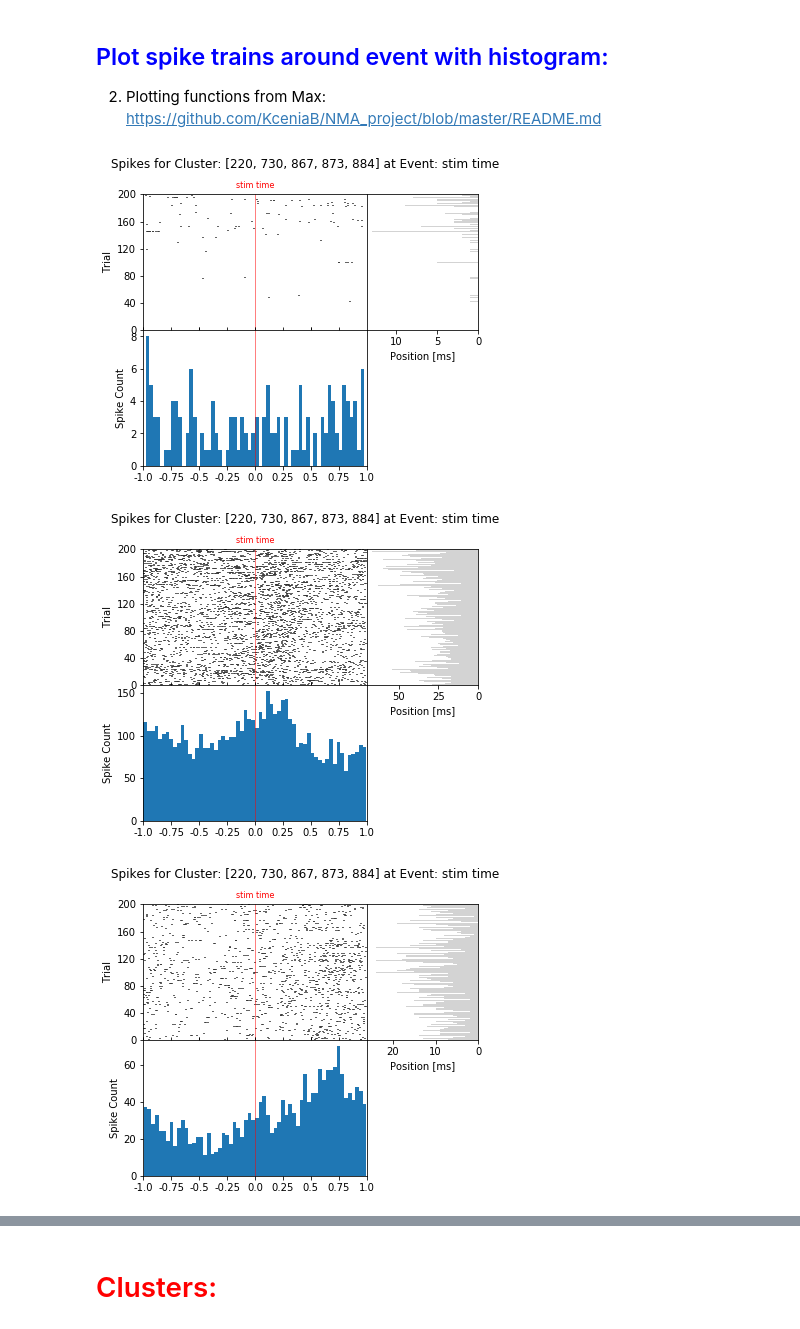
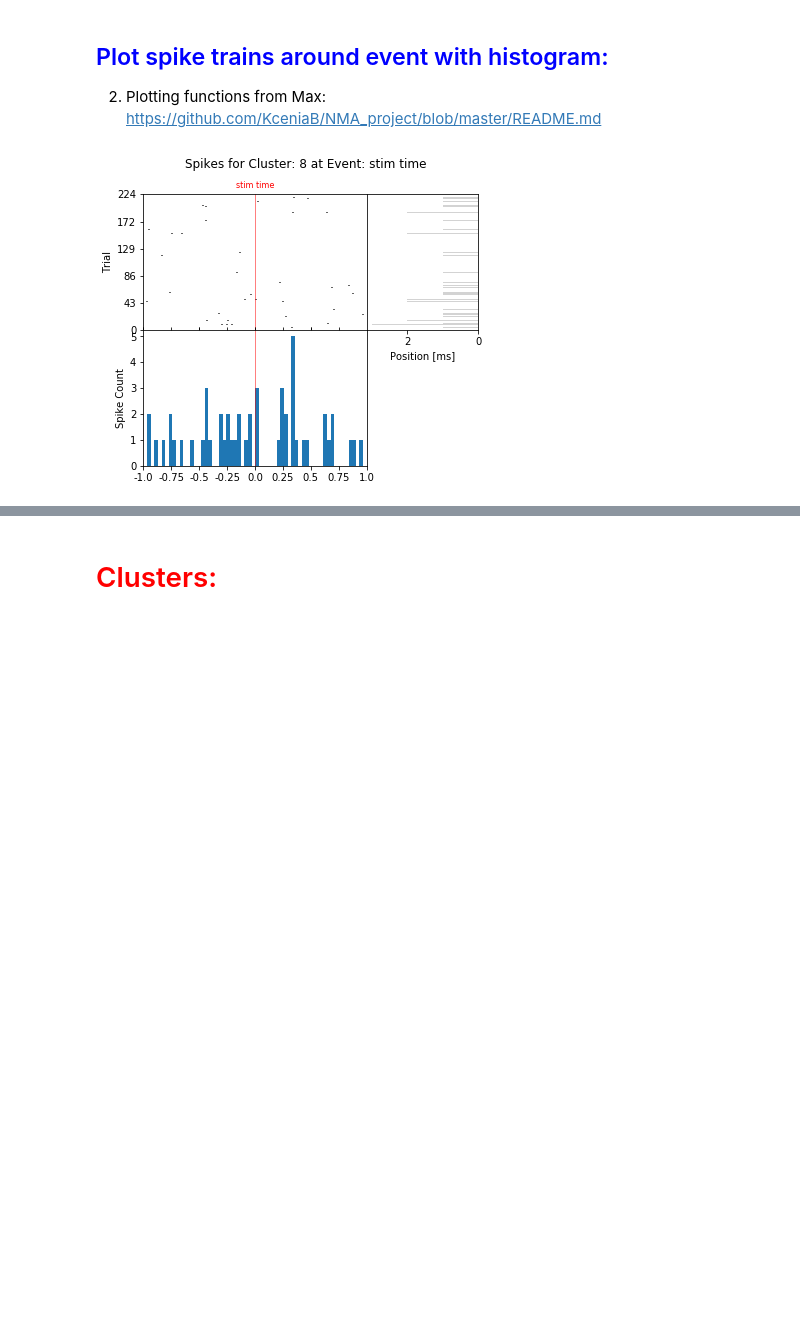
Before and after one commit to KceniaB/NMA_project, a Jupyter notebook: kce/kce_project.ipynb, the cells around one changed output, grey strips where cells are left out. Saved outputs shown, nothing was run; the diff lists cells and outputs as text; code cells hidden in the pictures; blank space fills up the shorter version.

```diff
--- a/kce/kce_project.ipynb
+++ b/kce/kce_project.ipynb
@@ -38,3 +38,17 @@ trials_df = session['trials_df']
 ## initialize with default session
 #loader = loader(main_folder, init_default=True)
 #session = loader.default_session
+# %%
+from nma_class_Copy1 import loader
+#to load older sessions
+loader = loader(main_folder)
+all_session_folders, all_session_names = loader.get_available_session()
+# load default session
+# put here any integer instead of 0 or directly the folder of the session
+session_folder = all_session_folders[2]
+session_name =  all_session_names[2]
+session = loader.load_session(session_folder, fast=True)
+
+spikes_df = session['spikes_df']
+clusters_df = session['clusters_df']
+trials_df = session['trials_df']
@@ -148,17 +163,13 @@ https://github.com/KceniaB/NMA_project/blob/master/README.md
 # %%
 # 2) Plotting functions from Max:
 # https://github.com/KceniaB/NMA_project/blob/master/README.md
 title = None
-cluster = [220, 730, 867, 873, 884]
-event = 'stim time' #select the event to be time = 0 and plot the spikes around it
-window = 1 #from -1 to 1 seconds if window = 1
+cluster = 8
+event = 'stim time'
+window = 1
+trials_select_df =  session['trials_df'].loc[session['trials_df']['included']==True, 'stim time']
+spikes = clusters_df.loc[8, 'spikes']
 
-for i in range(len(cluster)):
-    trials_select_df =  session['trials_df'].loc[session['trials_df']['included']==True, 'stim time']
-    spikes = clusters_df.loc[cluster[i], 'spikes']
-    fig, (ax1, ax2, ax3) = session_eda.plt_spike_train_hist_bar(cluster, event, window, trials_select_df, spikes)
-plt.show()
+fig, (ax1, ax2, ax3) = session_eda.plt_spike_train_hist_bar(cluster, event, window, trials_select_df, spikes)
 # %% [output]
-[figure, old version]
+[figure, new version]
-[figure, removed]
-[figure, removed]
```
Also changed, not shown: parts of 16 cells of this notebook, 3 other files.
